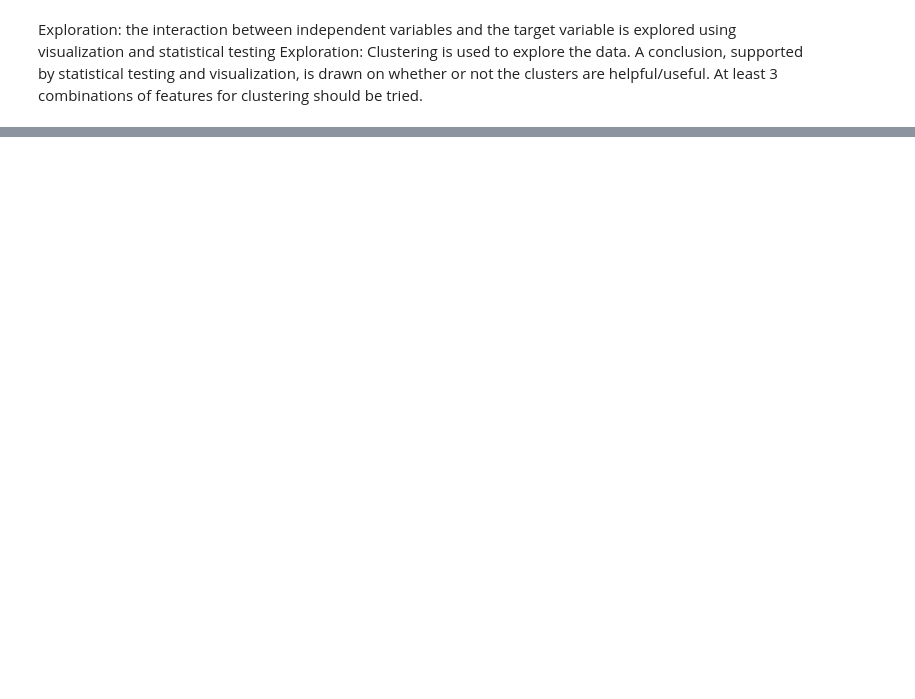
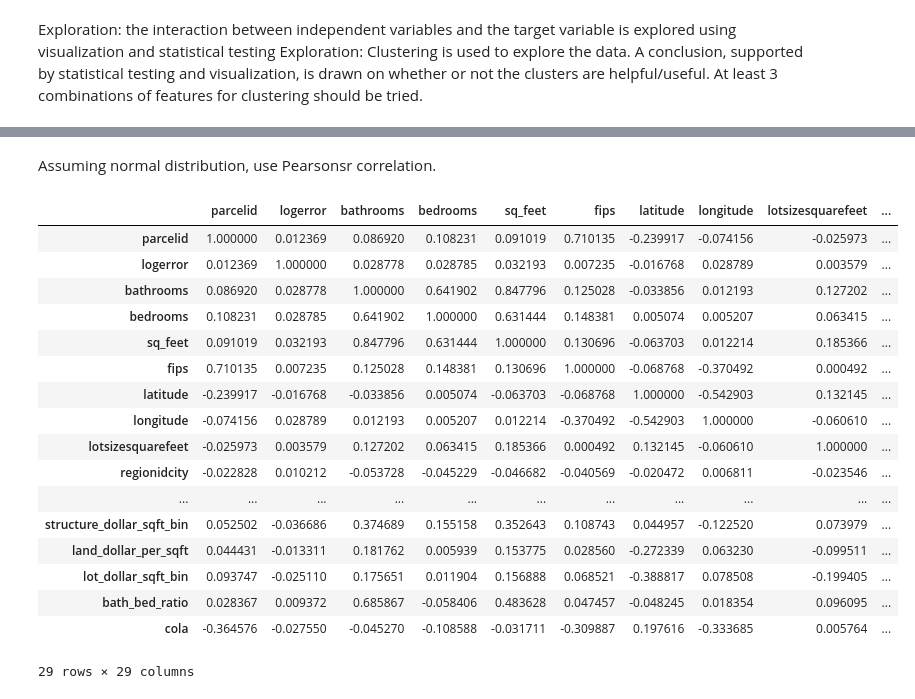
Before and after one commit to Michael-Mesa-Rae-Downen/project-3-clustering, a Jupyter notebook: working_notebook_rae.ipynb, the cells around one changed output, grey strips where cells are left out. Cells and saved outputs as stored; diff of their text form; code cells hidden in the pictures; blank space fills up the shorter version.

```diff
--- a/working_notebook_rae.ipynb
+++ b/working_notebook_rae.ipynb
@@ -55,0 +64,2 @@ KeyError: '[(0.0255949017584, 0.0556190874015, 0.00538285304689, -0.103409666332
+# %%
+train_scaled, validate_scaled, test_scaled=w.scale_data(train, validate, test)
@@ -55,0 +76,24 @@ KeyError: '[(0.0255949017584, 0.0556190874015, 0.00538285304689, -0.103409666332
+# %% [markdown]
+Assuming normal distribution, use Pearsonsr correlation.
+# %%
+pearson_corr= train_scaled.corr(method='pearson')
+pearson_corr
+# %% [output]
+|  | parcelid | logerror | bathrooms | bedrooms | sq_feet | fips | latitude | longitude | lotsizesquarefeet | ... |
+| parcelid | 1.000000 | 0.012369 | 0.086920 | 0.108231 | 0.091019 | 0.710135 | -0.239917 | -0.074156 | -0.025973 | ... |
+| logerror | 0.012369 | 1.000000 | 0.028778 | 0.028785 | 0.032193 | 0.007235 | -0.016768 | 0.028789 | 0.003579 | ... |
+| bathrooms | 0.086920 | 0.028778 | 1.000000 | 0.641902 | 0.847796 | 0.125028 | -0.033856 | 0.012193 | 0.127202 | ... |
+| bedrooms | 0.108231 | 0.028785 | 0.641902 | 1.000000 | 0.631444 | 0.148381 | 0.005074 | 0.005207 | 0.063415 | ... |
+| sq_feet | 0.091019 | 0.032193 | 0.847796 | 0.631444 | 1.000000 | 0.130696 | -0.063703 | 0.012214 | 0.185366 | ... |
+| fips | 0.710135 | 0.007235 | 0.125028 | 0.148381 | 0.130696 | 1.000000 | -0.068768 | -0.370492 | 0.000492 | ... |
+| latitude | -0.239917 | -0.016768 | -0.033856 | 0.005074 | -0.063703 | -0.068768 | 1.000000 | -0.542903 | 0.132145 | ... |
+| longitude | -0.074156 | 0.028789 | 0.012193 | 0.005207 | 0.012214 | -0.370492 | -0.542903 | 1.000000 | -0.060610 | ... |
+| lotsizesquarefeet | -0.025973 | 0.003579 | 0.127202 | 0.063415 | 0.185366 | 0.000492 | 0.132145 | -0.060610 | 1.000000 | ... |
+| regionidcity | -0.022828 | 0.010212 | -0.053728 | -0.045229 | -0.046682 | -0.040569 | -0.020472 | 0.006811 | -0.023546 | ... |
+| ... | ... | ... | ... | ... | ... | ... | ... | ... | ... | ... |
+| structure_dollar_sqft_bin | 0.052502 | -0.036686 | 0.374689 | 0.155158 | 0.352643 | 0.108743 | 0.044957 | -0.122520 | 0.073979 | ... |
+| land_dollar_per_sqft | 0.044431 | -0.013311 | 0.181762 | 0.005939 | 0.153775 | 0.028560 | -0.272339 | 0.063230 | -0.099511 | ... |
+| lot_dollar_sqft_bin | 0.093747 | -0.025110 | 0.175651 | 0.011904 | 0.156888 | 0.068521 | -0.388817 | 0.078508 | -0.199405 | ... |
+| bath_bed_ratio | 0.028367 | 0.009372 | 0.685867 | -0.058406 | 0.483628 | 0.047457 | -0.048245 | 0.018354 | 0.096095 | ... |
+| cola | -0.364576 | -0.027550 | -0.045270 | -0.108588 | -0.031711 | -0.309887 | 0.197616 | -0.333685 | 0.005764 | ... |
+29 rows × 29 columns
```
Also changed, not shown: parts of 13 cells of this notebook.
